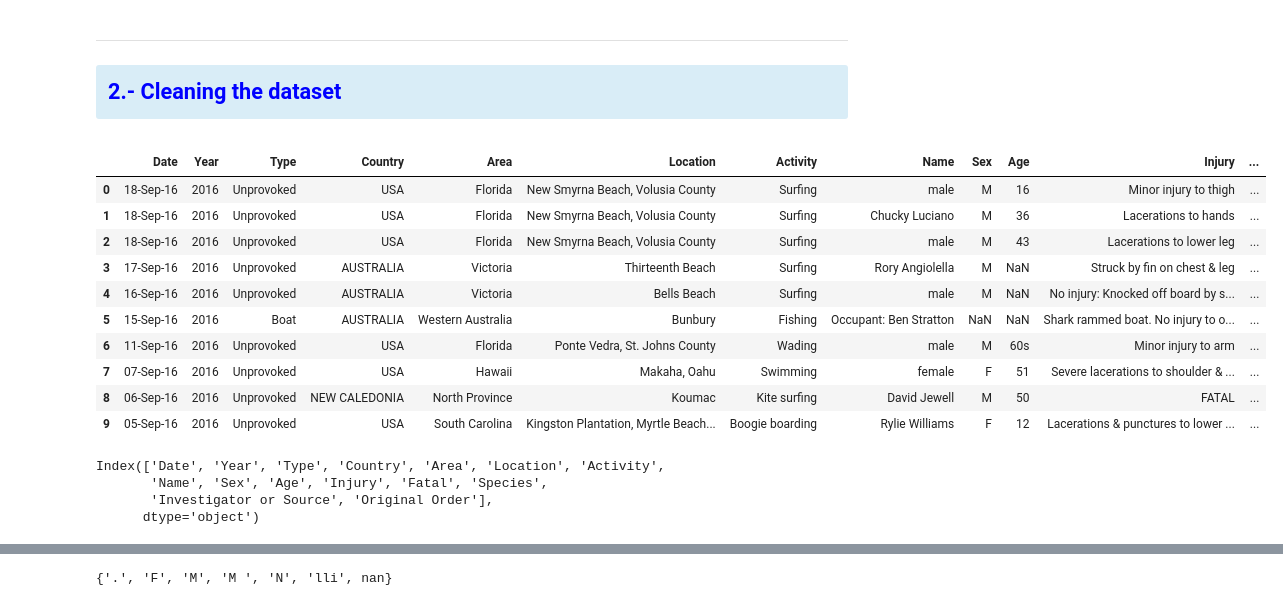
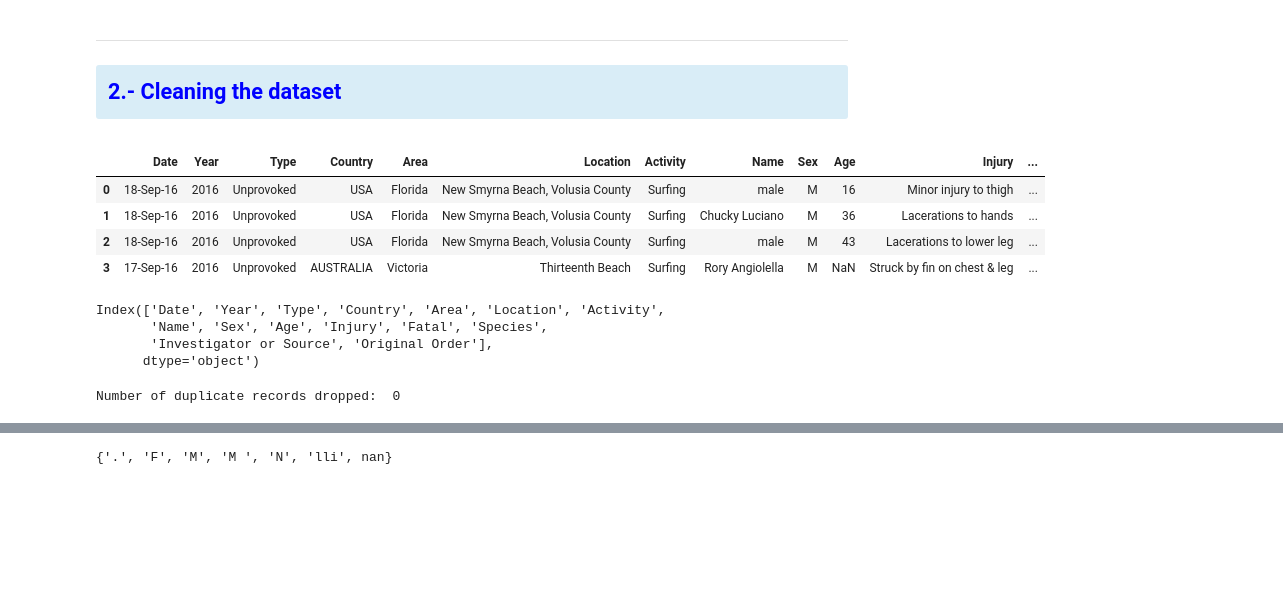
Before and after one commit to Juliopdata/Global-Shark-Attack-Incidents, a Jupyter notebook: main.ipynb, the cells around one changed output, grey strips where cells are left out. Saved outputs shown, nothing was run; the diff lists cells and outputs as text; code cells hidden in the pictures; blank space fills up the shorter version.

```diff
--- a/main.ipynb
+++ b/main.ipynb
@@ -139,19 +139,13 @@ dfclean = df.drop(['Unnamed: 22', 'Unnamed: 23'], axis=1)
 
 dfclean = dfclean.drop(['Case Number.1', 'Case Number.2','Case Number', 'Time', 'pdf','href','href formula' ], axis=1)
 # %%
-dfclean.head(10)
+dfclean.head(4)
 # %% [output]
 |  | Date | Year | Type | Country | Area | Location | Activity | Name | Sex | Age | Injury | ... |
 | 0 | 18-Sep-16 | 2016 | Unprovoked | USA | Florida | New Smyrna Beach, Volusia County | Surfing | male | M | 16 | Minor injury to thigh | ... |
 | 1 | 18-Sep-16 | 2016 | Unprovoked | USA | Florida | New Smyrna Beach, Volusia County | Surfing | Chucky Luciano | M | 36 | Lacerations to hands | ... |
 | 2 | 18-Sep-16 | 2016 | Unprovoked | USA | Florida | New Smyrna Beach, Volusia County | Surfing | male | M | 43 | Lacerations to lower leg | ... |
 | 3 | 17-Sep-16 | 2016 | Unprovoked | AUSTRALIA | Victoria | Thirteenth Beach | Surfing | Rory Angiolella | M | NaN | Struck by fin on chest & leg | ... |
-| 4 | 16-Sep-16 | 2016 | Unprovoked | AUSTRALIA | Victoria | Bells Beach | Surfing | male | M | NaN | No injury: Knocked off board by s... | ... |
-| 5 | 15-Sep-16 | 2016 | Boat | AUSTRALIA | Western Australia | Bunbury | Fishing | Occupant: Ben Stratton | NaN | NaN | Shark rammed boat. No injury to o... | ... |
-| 6 | 11-Sep-16 | 2016 | Unprovoked | USA | Florida | Ponte Vedra, St. Johns County | Wading | male | M | 60s | Minor injury to arm | ... |
-| 7 | 07-Sep-16 | 2016 | Unprovoked | USA | Hawaii | Makaha, Oahu | Swimming | female | F | 51 | Severe lacerations to shoulder & ... | ... |
-| 8 | 06-Sep-16 | 2016 | Unprovoked | NEW CALEDONIA | North Province | Koumac | Kite surfing | David Jewell | M | 50 | FATAL | ... |
-| 9 | 05-Sep-16 | 2016 | Unprovoked | USA | South Carolina | Kingston Plantation, Myrtle Beach... | Boogie boarding | Rylie Williams | F | 12 | Lacerations & punctures to lower ... | ... |
 # %%
 # Renaming columns
 
@@ -162,6 +156,14 @@ Index(['Date', 'Year', 'Type', 'Country', 'Area', 'Location', 'Activity',
        'Name', 'Sex', 'Age', 'Injury', 'Fatal', 'Species',
        'Investigator or Source', 'Original Order'],
       dtype='object')
+# %%
+# Check for duplicates, no action required
+before = len(dfclean)
+dfclean = dfclean.drop_duplicates()
+after = len(dfclean)
+print('Number of duplicate records dropped: ', str(before - after))
+# %% [output]
+Number of duplicate records dropped:  0
 # %%
 # Checking errors in 'Sex' column
 dfclean['Sex'].value_counts()
```
Also changed, not shown: parts of 9 cells of this notebook, 2 other files.
